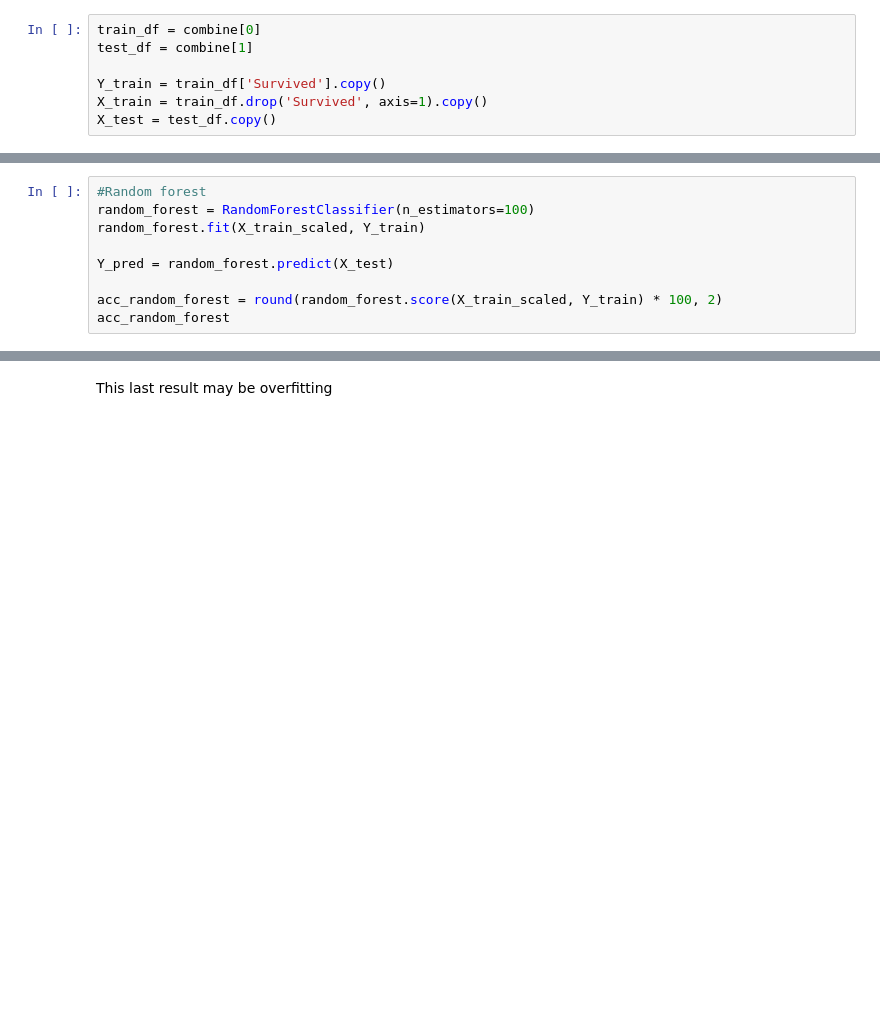
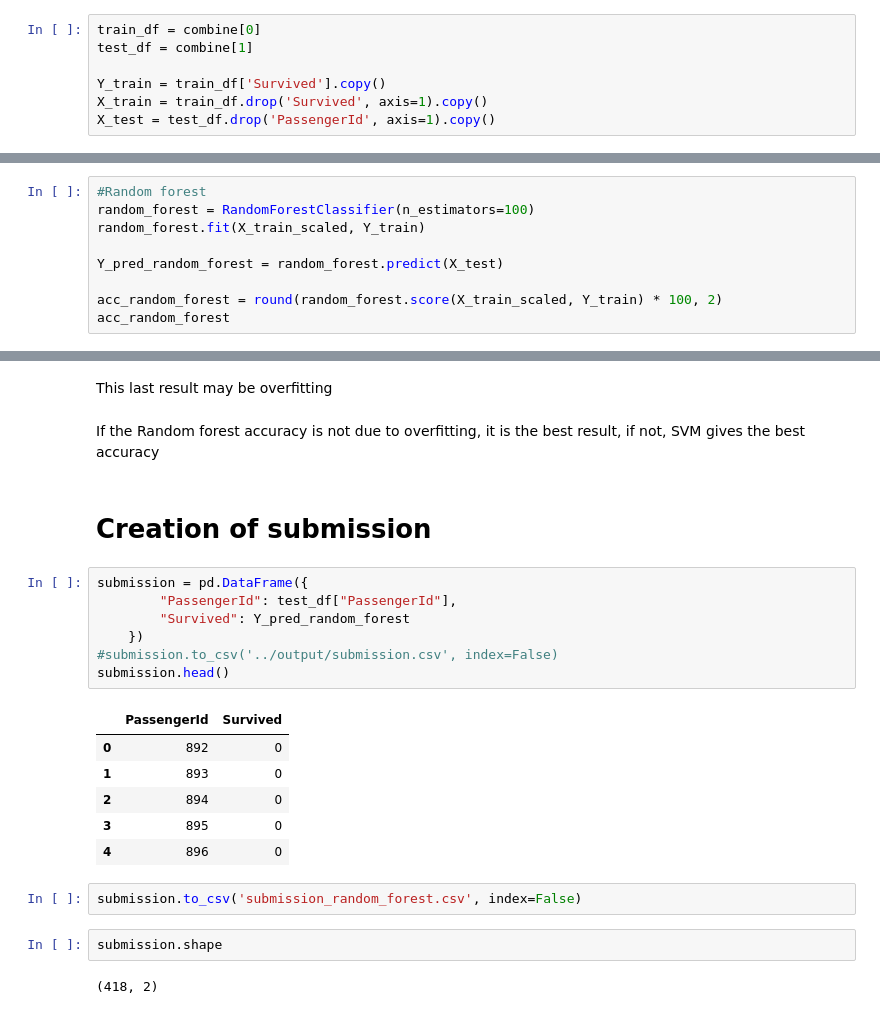
Before and after one commit to hectorLop/Titanic_analysis, a Jupyter notebook: Titanic_data_preparation.ipynb, the cells around one changed output, grey strips where cells are left out. Saved outputs shown, nothing was run; the diff lists cells and outputs as text; blank space fills up the shorter version.

Commit message:
Creation of submission

```diff
--- a/Titanic_data_preparation.ipynb
+++ b/Titanic_data_preparation.ipynb
@@ -267,7 +361,7 @@ test_df = combine[1]
 
 Y_train = train_df['Survived'].copy()
 X_train = train_df.drop('Survived', axis=1).copy()
-X_test = test_df.copy()
+X_test = test_df.drop('PassengerId', axis=1).copy()
 # %%
 X_train.shape, Y_train.shape, X_test.shape
 # %% [output]
@@ -307,7 +419,7 @@ acc_svc
 random_forest = RandomForestClassifier(n_estimators=100)
 random_forest.fit(X_train_scaled, Y_train)
 
-Y_pred = random_forest.predict(X_test)
+Y_pred_random_forest = random_forest.predict(X_test)
 
 acc_random_forest = round(random_forest.score(X_train_scaled, Y_train) * 100, 2)
 acc_random_forest
@@ -315,3 +427,27 @@ acc_random_forest
 98.43
 # %% [markdown]
 This last result may be overfitting
+# %% [markdown]
+If the Random forest accuracy is not due to overfitting, it is the best result, if not, SVM gives the best accuracy
+# %% [markdown]
+# Creation of submission
+# %%
+submission = pd.DataFrame({
+        "PassengerId": test_df["PassengerId"],
+        "Survived": Y_pred_random_forest
+    })
+#submission.to_csv('../output/submission.csv', index=False)
+submission.head()
+# %% [output]
+|  | PassengerId | Survived |
+| 0 | 892 | 0 |
+| 1 | 893 | 0 |
+| 2 | 894 | 0 |
+| 3 | 895 | 0 |
+| 4 | 896 | 0 |
+# %%
+submission.to_csv('submission_random_forest.csv', index=False)
+# %%
+submission.shape
+# %% [output]
+(418, 2)
```
Also changed, not shown: parts of 16 cells of this notebook.
